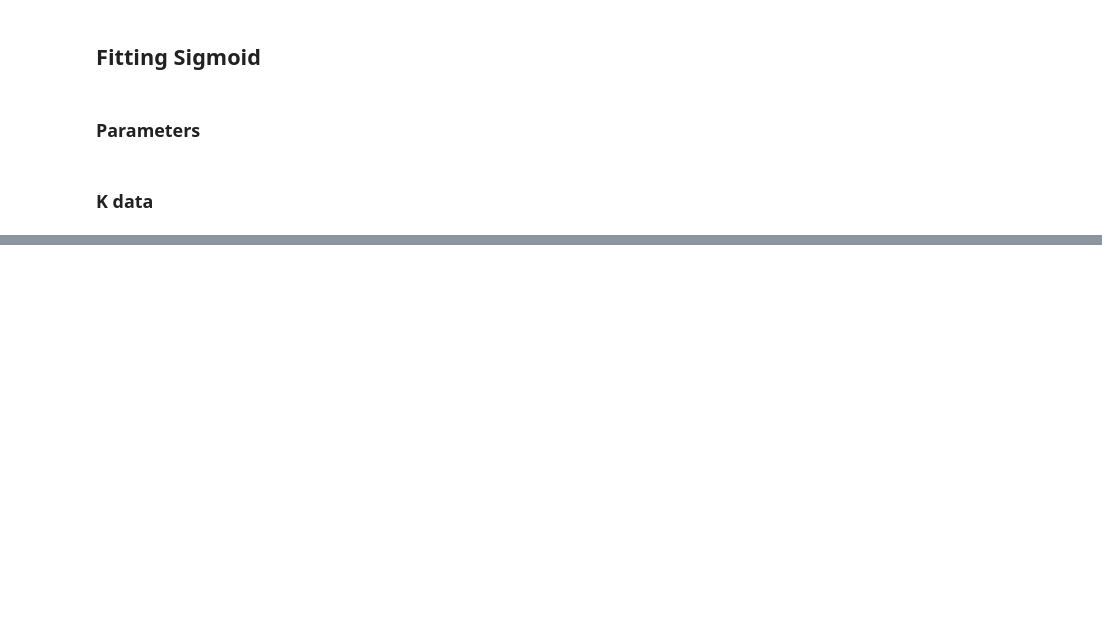
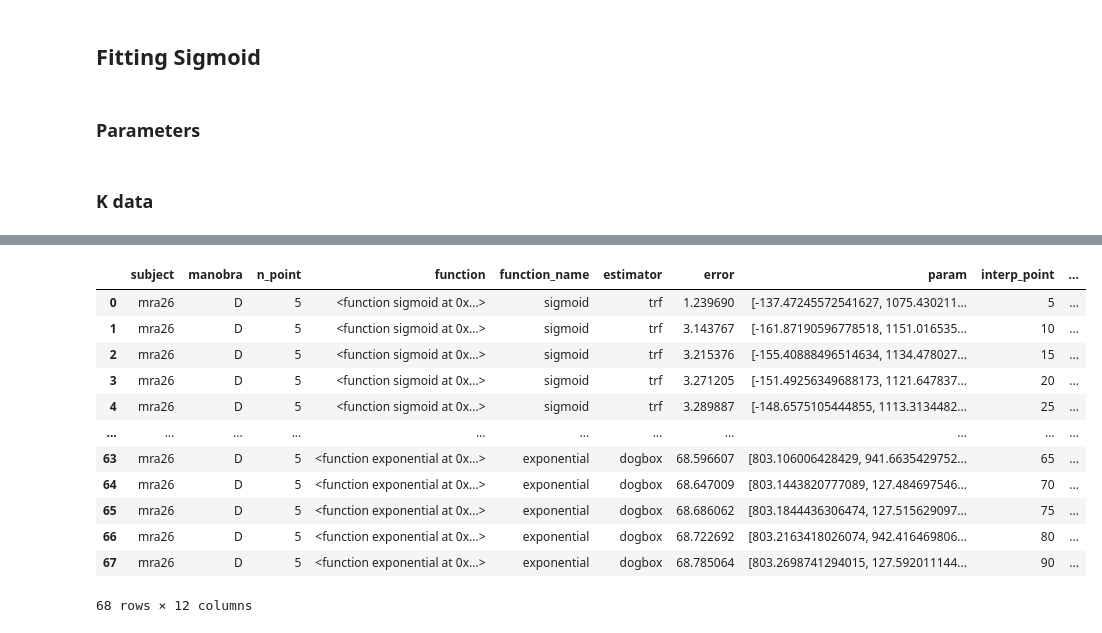
Before and after one commit to edlbcamargo/recrutabilidade, a Jupyter notebook: fitting_class.ipynb, the cells around one changed output, grey strips where cells are left out. Saved outputs shown, nothing was run; the diff lists cells and outputs as text; code cells hidden in the pictures; blank space fills up the shorter version.

```diff
--- a/fitting_class.ipynb
+++ b/fitting_class.ipynb
@@ -37,7 +43,8 @@ with open("data//normal.txt", "r") as file:
     #Cleaning
     s_data = np.array([list(map(float, row.split())) for row in s_data if row != '\n'])
 
-with open("data//k_func.txt", "r") as file:
+#with open("data//k_func.txt", "r") as file: # k_func.txt não existe mais...
+with open("data//doente.txt", "r") as file:
     k_data = file.readlines()
     #Cleaning
     k_data = np.array([list(map(float, row.split())) for row in k_data if row != '\n'])
@@ -78,7 +85,8 @@ funcs = [sigmoid, exponential]
 ### K data
 # %%
 #Interpolando
-fitter_k = funcFitter("mra26", "D", k_data[0::2, :], n_point = 5, estimators = estimators)
+# funcFitter(subject:str, manobra:str, raw_data, data:np.ndarray, n_point:int=5, estimators:list=["lm"])
+fitter_k = funcFitter("mra26", "D", k_data, k_data[0::2, :], n_point = 5, estimators = estimators)
 k_df = fitter_k.fit(funcs=funcs, interpolate=True, n_interp_point=100, interp_method="linear")
 k_df.to_csv(os.path.join("data","k_df.csv"), index = False)
 k_df.head(2)
@@ -87 +101,17 @@ fitter_k.make_plot(df = k_df, n_best = 4)
+# %%
+k_df
+# %% [output]
+|  | subject | manobra | n_point | function | function_name | estimator | error | param | interp_point | ... |
+| 0 | mra26 | D | 5 | <function sigmoid at 0x...> | sigmoid | trf | 1.239690 | [-137.47245572541627, 1075.430211... | 5 | ... |
+| 1 | mra26 | D | 5 | <function sigmoid at 0x...> | sigmoid | trf | 3.143767 | [-161.87190596778518, 1151.016535... | 10 | ... |
+| 2 | mra26 | D | 5 | <function sigmoid at 0x...> | sigmoid | trf | 3.215376 | [-155.40888496514634, 1134.478027... | 15 | ... |
+| 3 | mra26 | D | 5 | <function sigmoid at 0x...> | sigmoid | trf | 3.271205 | [-151.49256349688173, 1121.647837... | 20 | ... |
+| 4 | mra26 | D | 5 | <function sigmoid at 0x...> | sigmoid | trf | 3.289887 | [-148.6575105444855, 1113.3134482... | 25 | ... |
+| ... | ... | ... | ... | ... | ... | ... | ... | ... | ... | ... |
+| 63 | mra26 | D | 5 | <function exponential at 0x...> | exponential | dogbox | 68.596607 | [803.106006428429, 941.6635429752... | 65 | ... |
+| 64 | mra26 | D | 5 | <function exponential at 0x...> | exponential | dogbox | 68.647009 | [803.1443820777089, 127.484697546... | 70 | ... |
+| 65 | mra26 | D | 5 | <function exponential at 0x...> | exponential | dogbox | 68.686062 | [803.1844436306474, 127.515629097... | 75 | ... |
+| 66 | mra26 | D | 5 | <function exponential at 0x...> | exponential | dogbox | 68.722692 | [803.2163418026074, 942.416469806... | 80 | ... |
+| 67 | mra26 | D | 5 | <function exponential at 0x...> | exponential | dogbox | 68.785064 | [803.2698741294015, 127.592011144... | 90 | ... |
+68 rows × 12 columns
 # %%
```
Also changed, not shown: parts of 5 cells of this notebook.
